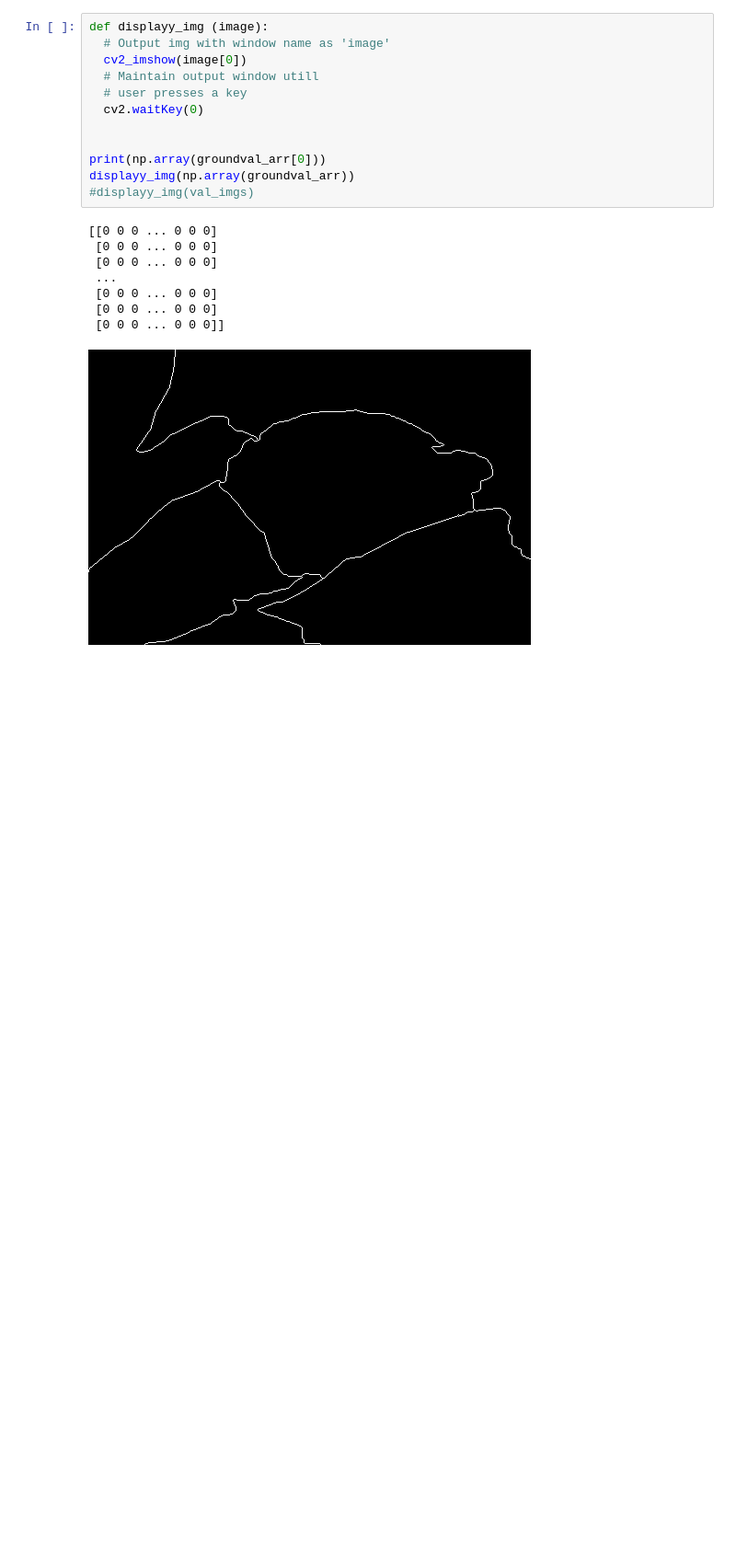
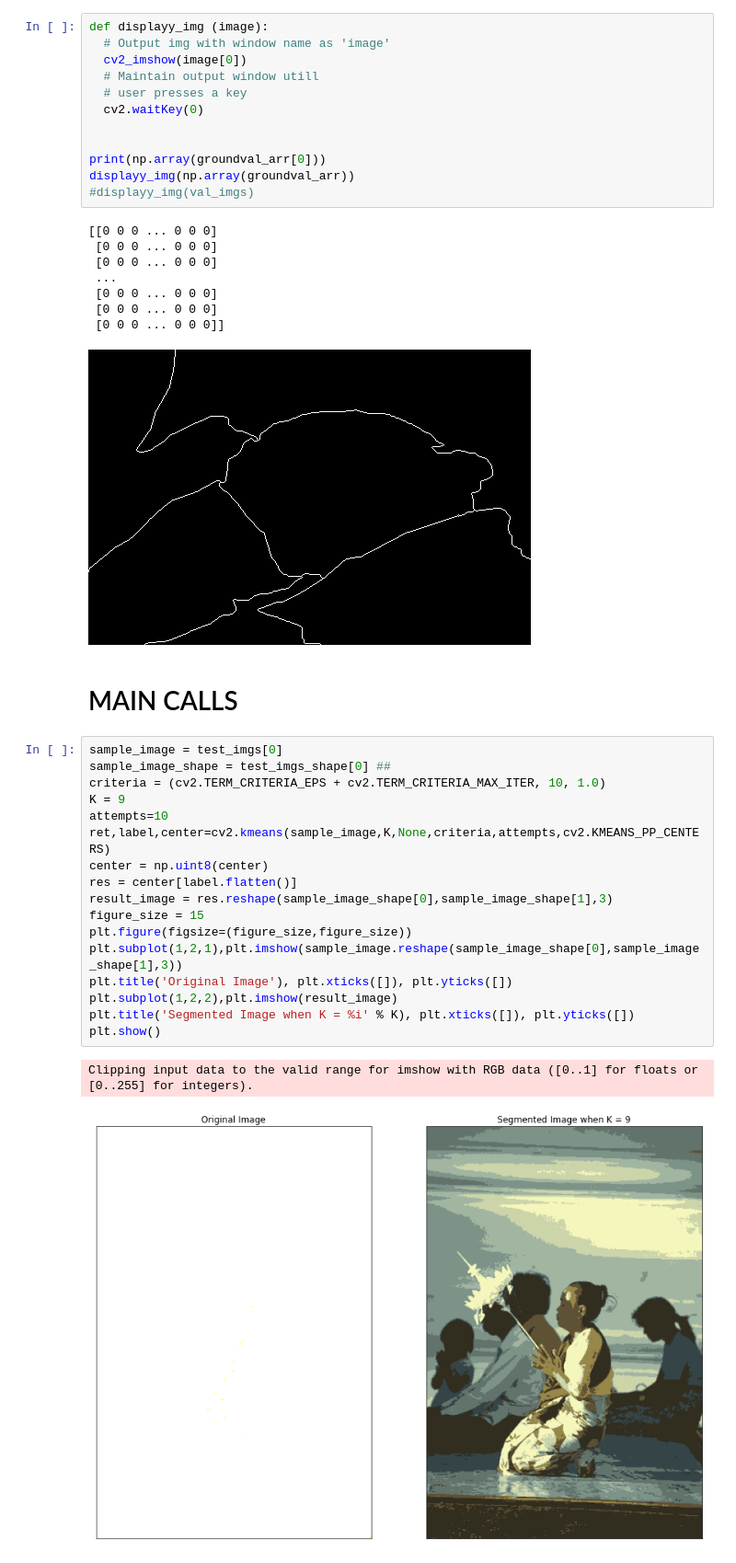
Before and after one commit to osamasherif22/Image-Segmentation, a Jupyter notebook: PR_Ass_2_Image_Segmentation_.ipynb, the cells around one changed output. Shown at 92% size. Cells and saved outputs as stored; diff of their text form; blank space fills up the shorter version.

```diff
--- a/PR_Ass_2_Image_Segmentation_.ipynb
+++ b/PR_Ass_2_Image_Segmentation_.ipynb
@@ -370,3 +321,25 @@ displayy_img(np.array(groundval_arr))
  [0 0 0 ... 0 0 0]
  [0 0 0 ... 0 0 0]]
 [figure]
+# %% [markdown]
+# MAIN CALLS
+# %%
+sample_image = test_imgs[0]
+sample_image_shape = test_imgs_shape[0] ##
+criteria = (cv2.TERM_CRITERIA_EPS + cv2.TERM_CRITERIA_MAX_ITER, 10, 1.0)
+K = 9
+attempts=10
+ret,label,center=cv2.kmeans(sample_image,K,None,criteria,attempts,cv2.KMEANS_PP_CENTERS)
+center = np.uint8(center)
+res = center[label.flatten()]
+result_image = res.reshape(sample_image_shape[0],sample_image_shape[1],3)
+figure_size = 15
+plt.figure(figsize=(figure_size,figure_size))
+plt.subplot(1,2,1),plt.imshow(sample_image.reshape(sample_image_shape[0],sample_image_shape[1],3))
+plt.title('Original Image'), plt.xticks([]), plt.yticks([])
+plt.subplot(1,2,2),plt.imshow(result_image)
+plt.title('Segmented Image when K = %i' % K), plt.xticks([]), plt.yticks([])
+plt.show()
+# %% [output]
+Clipping input data to the valid range for imshow with RGB data ([0..1] for floats or [0..255] for integers).
+[figure, added]
```
Also changed, not shown: parts of 5 cells of this notebook.
